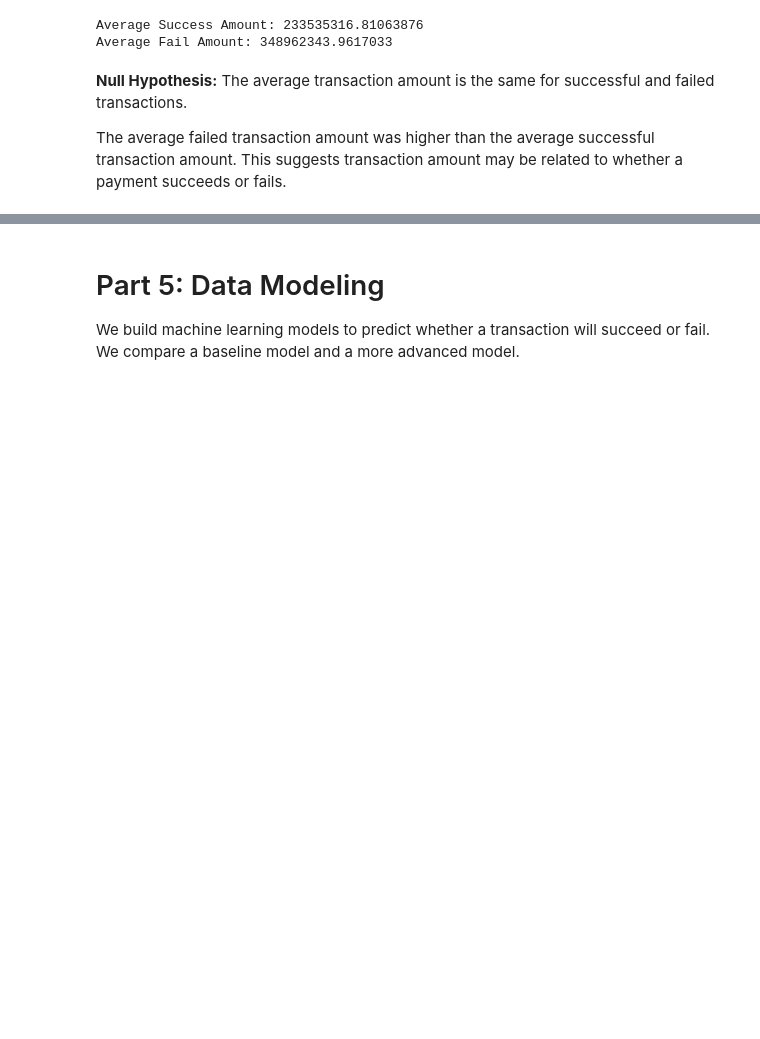
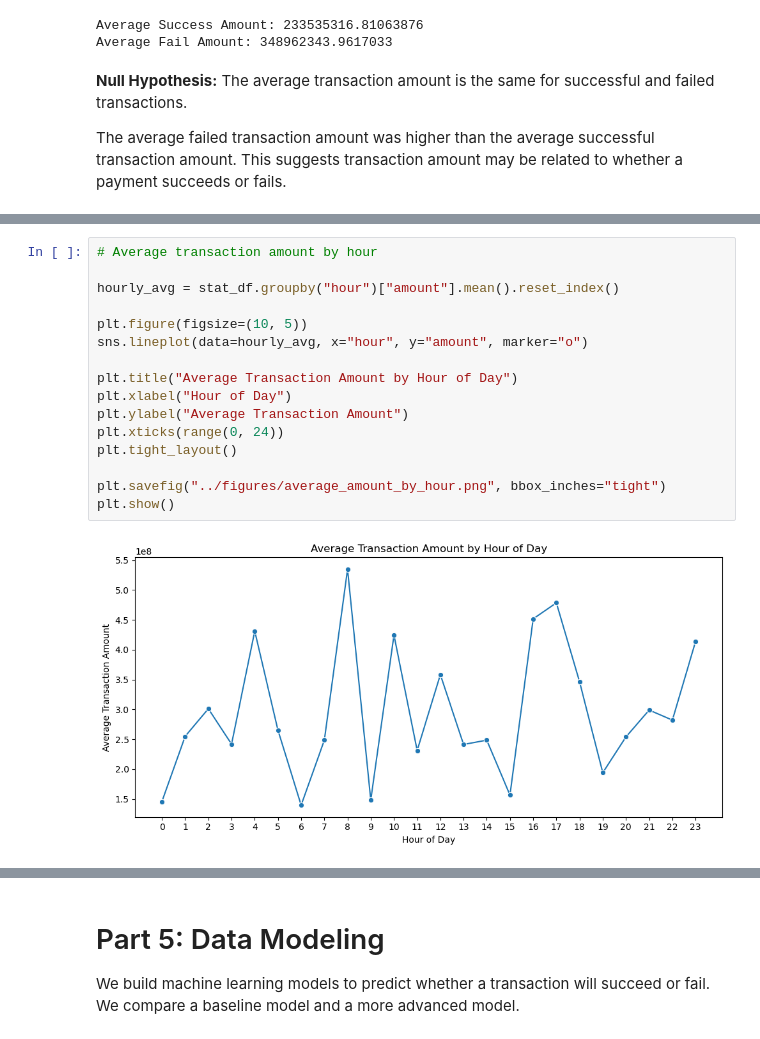
Before and after one commit to cataylor5/CSC405-Group-Project, a Jupyter notebook: notebooks/sharednotebook3.ipynb, the cells around one changed output, grey strips where cells are left out. Cells and saved outputs as stored; diff of their text form; blank space fills up the shorter version.

```diff
--- a/notebooks/sharednotebook3.ipynb
+++ b/notebooks/sharednotebook3.ipynb
@@ -122,0 +396,18 @@ The average failed transaction amount was higher than the average successful tra
+# %%
+# Average transaction amount by hour
+
+hourly_avg = stat_df.groupby("hour")["amount"].mean().reset_index()
+
+plt.figure(figsize=(10, 5))
+sns.lineplot(data=hourly_avg, x="hour", y="amount", marker="o")
+
+plt.title("Average Transaction Amount by Hour of Day")
+plt.xlabel("Hour of Day")
+plt.ylabel("Average Transaction Amount")
+plt.xticks(range(0, 24))
+plt.tight_layout()
+
+plt.savefig("../figures/average_amount_by_hour.png", bbox_inches="tight")
+plt.show()
+# %% [output]
+[figure, added]
```
Also changed, not shown: parts of 23 cells of this notebook, 5 other files.
